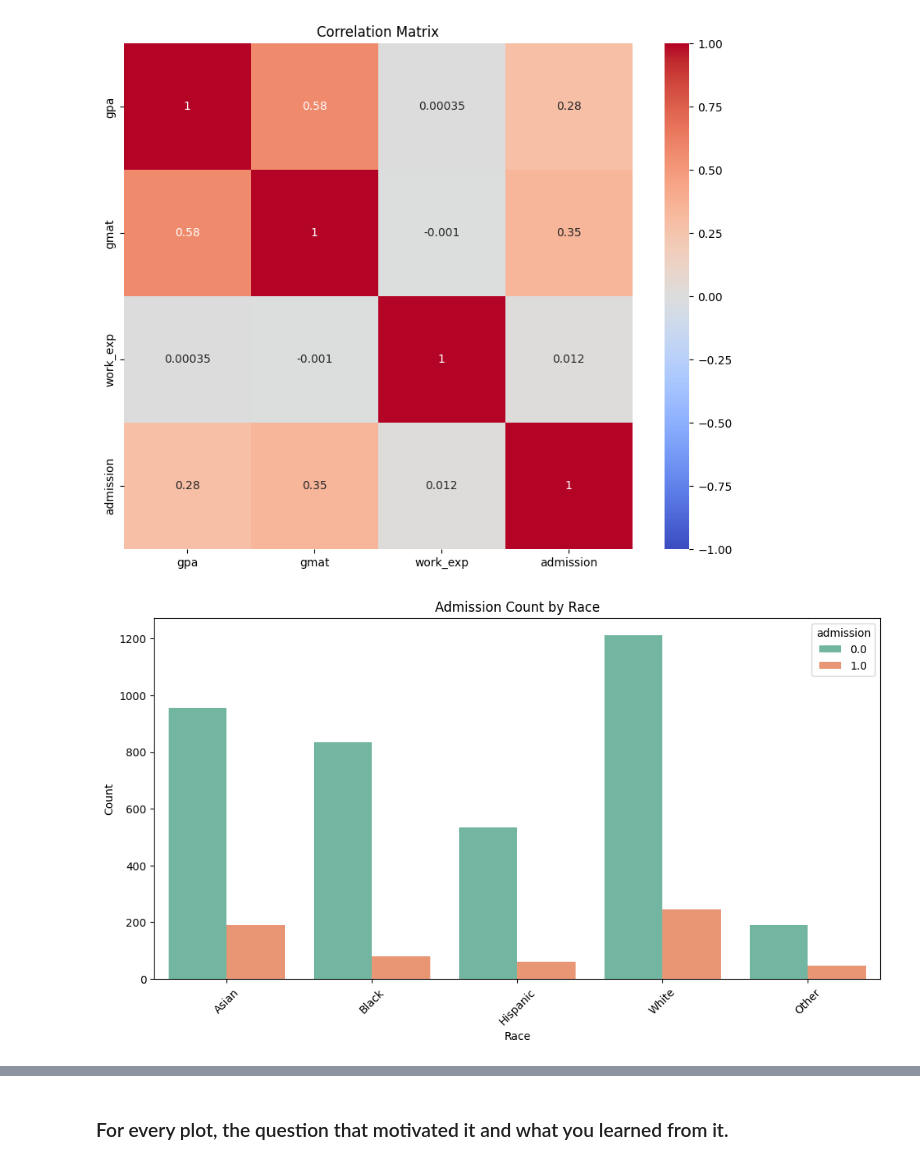
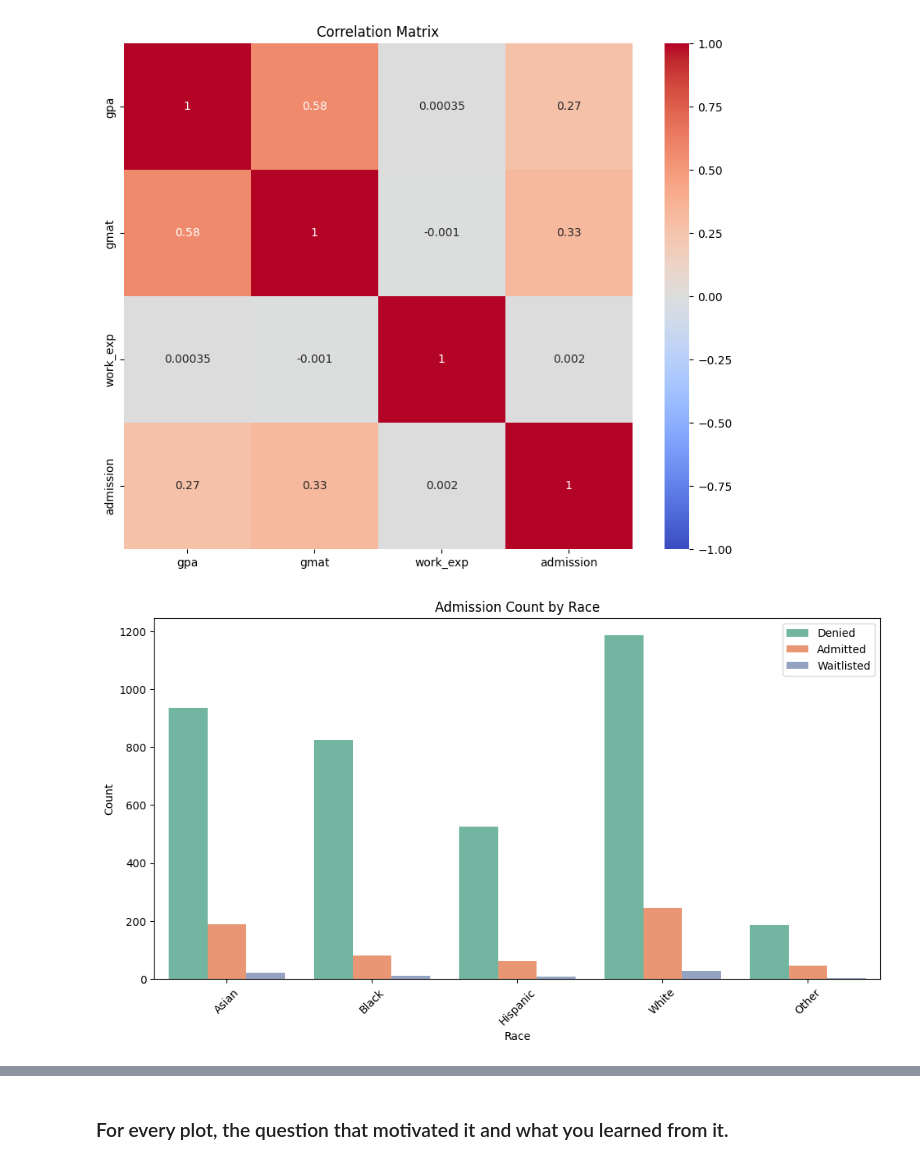
Before and after one commit to toutsos/ml_project, a Jupyter notebook: big-data-ml-project.ipynb, the cells around one changed output, grey strips where cells are left out. Drawn from its saved outputs; the diff is of its cells as text; code cells hidden in the pictures.

```diff
--- a/big-data-ml-project.ipynb
+++ b/big-data-ml-project.ipynb
@@ -97,4 +105,6 @@ plt.show()
 # %% [output]
 [figure]
 # %%
-df['admission'] = df['admission'].map({'Admit': 1}).fillna(0)
+# Prepare the admission feature for the following graphs.
+df['admission'] = df['admission'].map({'Admit': 1,'Waitlist': 2 }).fillna(0)
+df['admission'].value_counts()
@@ -133,11 +172,12 @@ plt.show()
 # %%
 #race
 plt.figure(figsize=(12, 6))
 sns.countplot(x='race', hue='admission', data=df, palette='Set2')
 plt.title('Admission Count by Race')
 plt.xlabel('Race')
 plt.ylabel('Count')
 plt.xticks(rotation=45)
+plt.legend(labels=['Denied', 'Admitted', 'Waitlisted'])
 plt.show()
 # %% [output]
-[figure, old version]
+[figure, new version]
```
Also changed, not shown: parts of 11 cells of this notebook.
